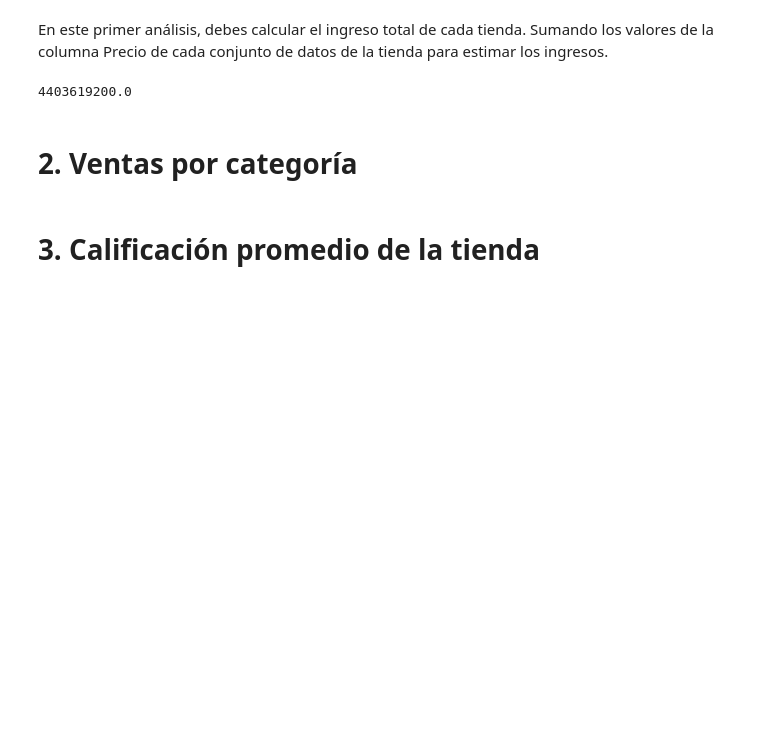
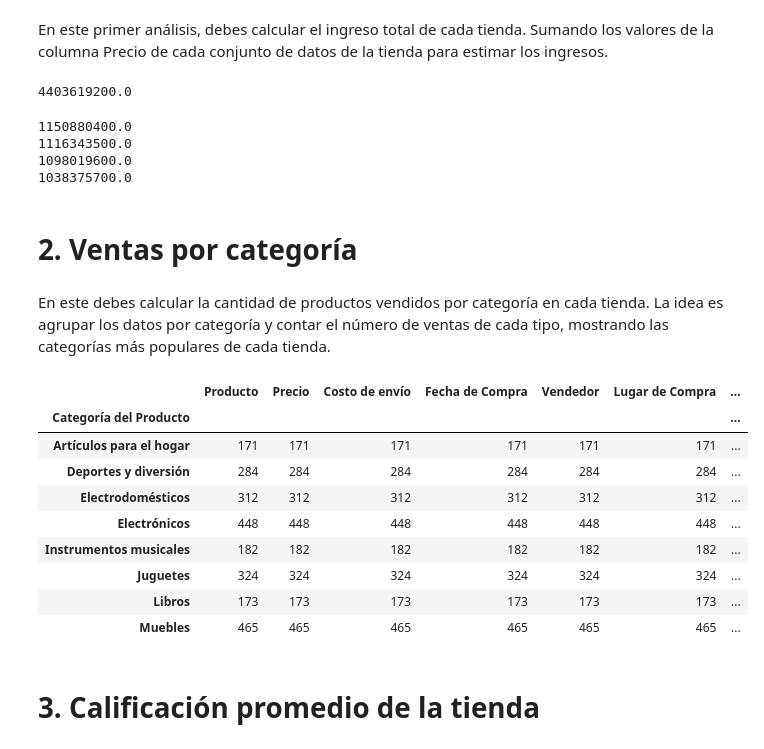
Before and after one commit to OFrancisco3/challenge-alura-store, a Jupyter notebook: AluraStoreLatam.ipynb, the cells around one changed output. Drawn from its saved outputs; the diff is of its cells as text; code cells hidden in the pictures; blank space fills up the shorter version.

```diff
--- a/AluraStoreLatam.ipynb
+++ b/AluraStoreLatam.ipynb
@@ -30,8 +32,38 @@ ingreso_total = tienda["Precio"].sum() + tienda2["Precio"].sum() + tienda3["Prec
 print(ingreso_total)
 # %% [output]
 4403619200.0
+# %%
+ingreso_total_tienda_1 = tienda["Precio"].sum()
+ingreso_total_tienda_2 = tienda2["Precio"].sum()
+ingreso_total_tienda_3 = tienda3["Precio"].sum()
+ingreso_total_tienda_4 = tienda4["Precio"].sum()
+print(ingreso_total_tienda_1)
+print(ingreso_total_tienda_2)
+print(ingreso_total_tienda_3)
+print(ingreso_total_tienda_4)
+# %% [output]
+1150880400.0
+1116343500.0
+1098019600.0
+1038375700.0
 # %% [markdown]
 # 2. Ventas por categoría
+# %% [markdown]
+En este debes calcular la cantidad de productos vendidos por categoría en cada tienda. La idea es agrupar los datos por categoría y contar el número de ventas de cada tipo, mostrando las categorías más populares de cada tienda.
+# %%
+categorias_tienda_1 = tienda.groupby("Categoría del Producto").count()
+categorias_tienda_1
+# %% [output]
+|  | Producto | Precio | Costo de envío | Fecha de Compra | Vendedor | Lugar de Compra | ... |
+| Categoría del Producto |  |  |  |  |  |  | ... |
+| Artículos para el hogar | 171 | 171 | 171 | 171 | 171 | 171 | ... |
+| Deportes y diversión | 284 | 284 | 284 | 284 | 284 | 284 | ... |
+| Electrodomésticos | 312 | 312 | 312 | 312 | 312 | 312 | ... |
+| Electrónicos | 448 | 448 | 448 | 448 | 448 | 448 | ... |
+| Instrumentos musicales | 182 | 182 | 182 | 182 | 182 | 182 | ... |
+| Juguetes | 324 | 324 | 324 | 324 | 324 | 324 | ... |
+| Libros | 173 | 173 | 173 | 173 | 173 | 173 | ... |
+| Muebles | 465 | 465 | 465 | 465 | 465 | 465 | ... |
 # %% [markdown]
 # 3. Calificación promedio de la tienda
 # %% [markdown]
```
Also changed, not shown: parts of 1 cell of this notebook.
